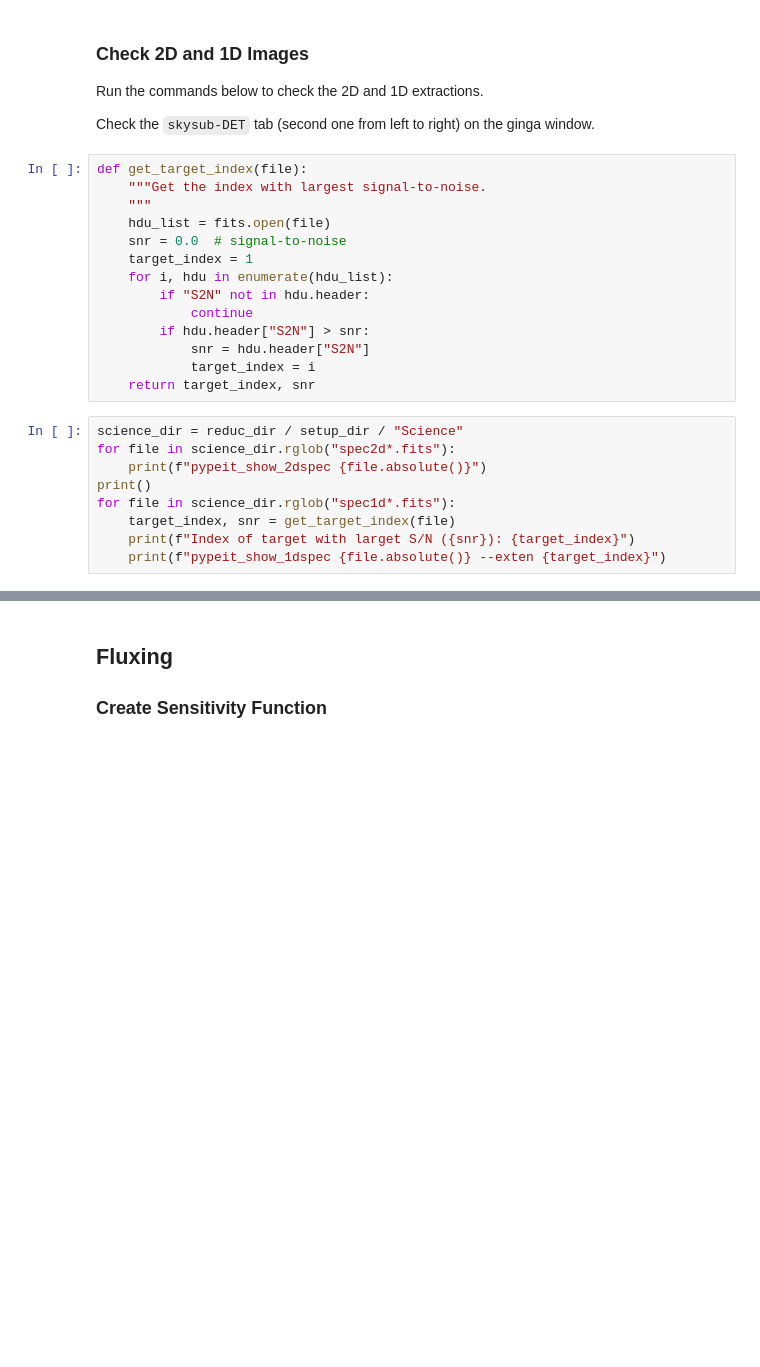
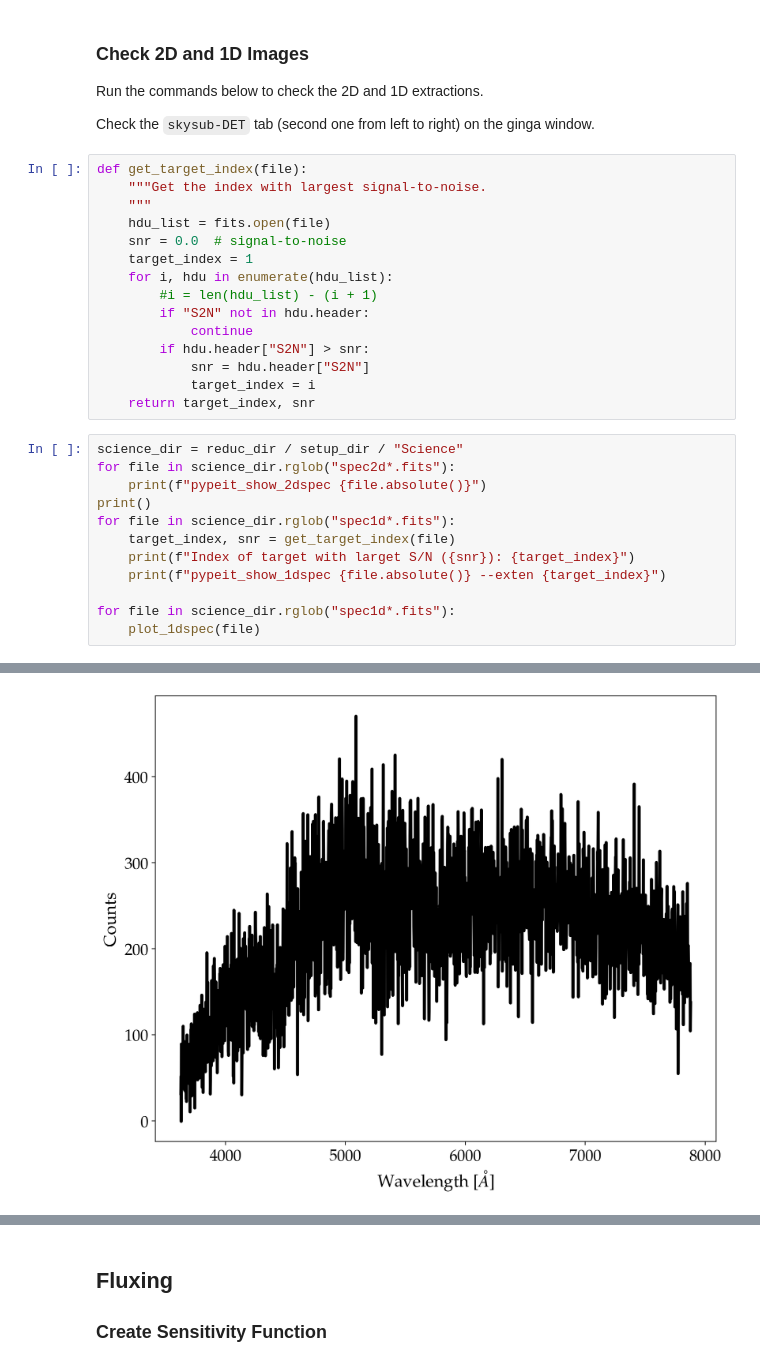
Before and after one commit to temuller/reductions, a Jupyter notebook: 2020lao/gtc_osiris.ipynb, the cells around one changed output, grey strips where cells are left out. Cells and saved outputs as stored; diff of their text form; blank space fills up the shorter version.

```diff
--- a/2020lao/gtc_osiris.ipynb
+++ b/2020lao/gtc_osiris.ipynb
@@ -151,6 +173,7 @@ def get_target_index(file):
     snr = 0.0  # signal-to-noise
     target_index = 1
     for i, hdu in enumerate(hdu_list):
+        #i = len(hdu_list) - (i + 1)
         if "S2N" not in hdu.header:
             continue
         if hdu.header["S2N"] > snr:
@@ -166,6 +189,9 @@ for file in science_dir.rglob("spec1d*.fits"):
     target_index, snr = get_target_index(file)
     print(f"Index of target with larget S/N ({snr}): {target_index}")
     print(f"pypeit_show_1dspec {file.absolute()} --exten {target_index}")
+
+for file in science_dir.rglob("spec1d*.fits"):
+    plot_1dspec(file)
 # %% [output]
 pypeit_show_2dspec /home/tomas/Softwares/reductions/2020lao/REDUC_OB0016/gtc_osiris_A/Science/spec2d_0002631304-20200803-OSIRIS-OsirisLongSlitSpectroscopy-SPSTD_BD+33_2642_OSIRIS_20200803T221230.840.f ...
 pypeit_show_2dspec /home/tomas/Softwares/reductions/2020lao/REDUC_OB0016/gtc_osiris_A/Science/spec2d_0002631345-20200803-OSIRIS-OsirisLongSlitSpectroscopy-SN2020lao_OSIRIS_20200804T002019.840.fits
@@ -179 +205,2 @@ Index of target with larget S/N (228.78201114039592): 1
 pypeit_show_1dspec /home/tomas/Softwares/reductions/2020lao/REDUC_OB0016/gtc_osiris_A/Science/spec1d_0002631345-20200803-OSIRIS-OsirisLongSlitSpectroscopy-SN2020lao_OSIRIS_20200804T002019.840.fits --e ...
+[figure, added]
```
Also changed, not shown: parts of 13 cells of this notebook.
